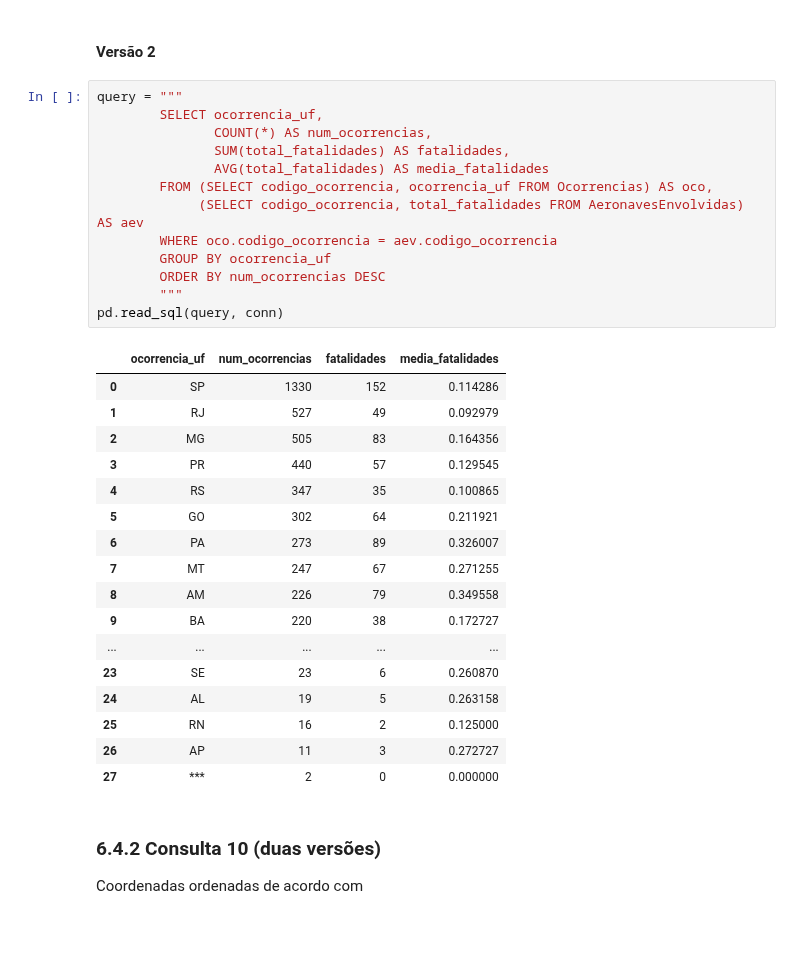
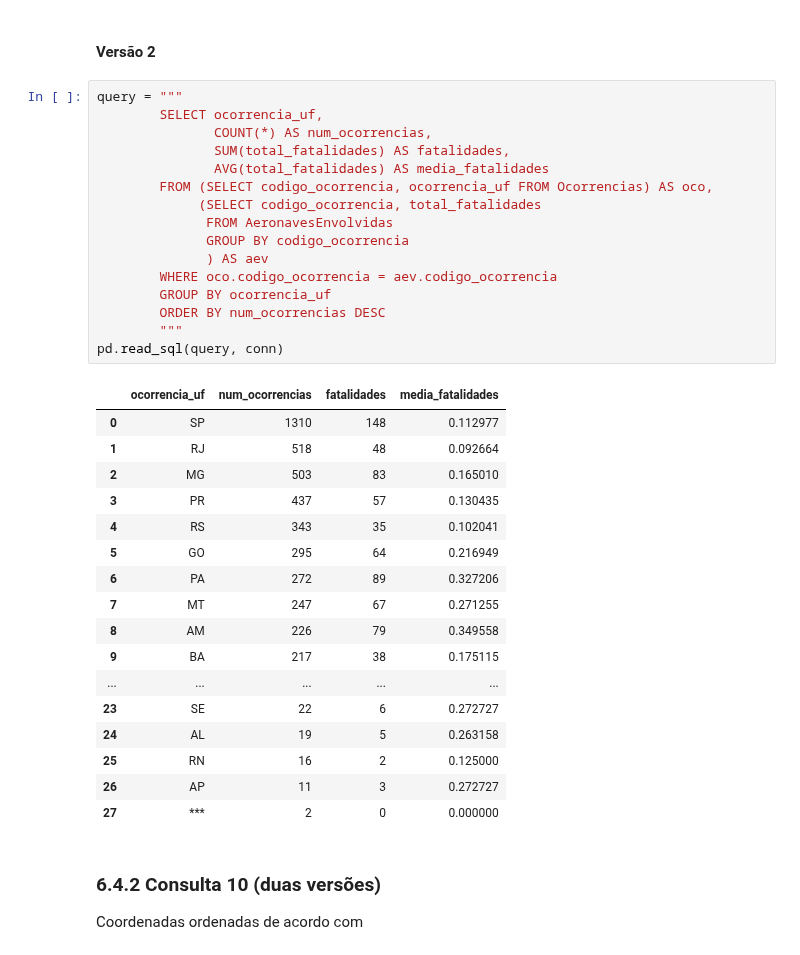
Before and after one commit to otavio-silva/IBD-TP2, a Jupyter notebook: code/TrabalhoPratico02.ipynb, the cells around one changed output. Saved outputs shown, nothing was run; the diff lists cells and outputs as text.

```diff
--- a/code/TrabalhoPratico02.ipynb
+++ b/code/TrabalhoPratico02.ipynb
@@ -830,30 +831,33 @@ pd.read_sql(query, conn)
 # %%
 query = """
         SELECT ocorrencia_uf,
                COUNT(*) AS num_ocorrencias,
                SUM(total_fatalidades) AS fatalidades,
                AVG(total_fatalidades) AS media_fatalidades
         FROM (SELECT codigo_ocorrencia, ocorrencia_uf FROM Ocorrencias) AS oco,
-             (SELECT codigo_ocorrencia, total_fatalidades FROM AeronavesEnvolvidas) AS aev
+             (SELECT codigo_ocorrencia, total_fatalidades
+              FROM AeronavesEnvolvidas
+              GROUP BY codigo_ocorrencia
+              ) AS aev
         WHERE oco.codigo_ocorrencia = aev.codigo_ocorrencia
         GROUP BY ocorrencia_uf
         ORDER BY num_ocorrencias DESC
         """
 pd.read_sql(query, conn)
 # %% [output]
 |  | ocorrencia_uf | num_ocorrencias | fatalidades | media_fatalidades |
-| 0 | SP | 1330 | 152 | 0.114286 |
-| 1 | RJ | 527 | 49 | 0.092979 |
-| 2 | MG | 505 | 83 | 0.164356 |
-| 3 | PR | 440 | 57 | 0.129545 |
-| 4 | RS | 347 | 35 | 0.100865 |
-| 5 | GO | 302 | 64 | 0.211921 |
-| 6 | PA | 273 | 89 | 0.326007 |
+| 0 | SP | 1310 | 148 | 0.112977 |
+| 1 | RJ | 518 | 48 | 0.092664 |
+| 2 | MG | 503 | 83 | 0.165010 |
+| 3 | PR | 437 | 57 | 0.130435 |
+| 4 | RS | 343 | 35 | 0.102041 |
+| 5 | GO | 295 | 64 | 0.216949 |
+| 6 | PA | 272 | 89 | 0.327206 |
 | 7 | MT | 247 | 67 | 0.271255 |
 | 8 | AM | 226 | 79 | 0.349558 |
-| 9 | BA | 220 | 38 | 0.172727 |
+| 9 | BA | 217 | 38 | 0.175115 |
 | ... | ... | ... | ... | ... |
-| 23 | SE | 23 | 6 | 0.260870 |
+| 23 | SE | 22 | 6 | 0.272727 |
 | 24 | AL | 19 | 5 | 0.263158 |
 | 25 | RN | 16 | 2 | 0.125000 |
 | 26 | AP | 11 | 3 | 0.272727 |
```
Also changed, not shown: parts of 2 cells of this notebook.
